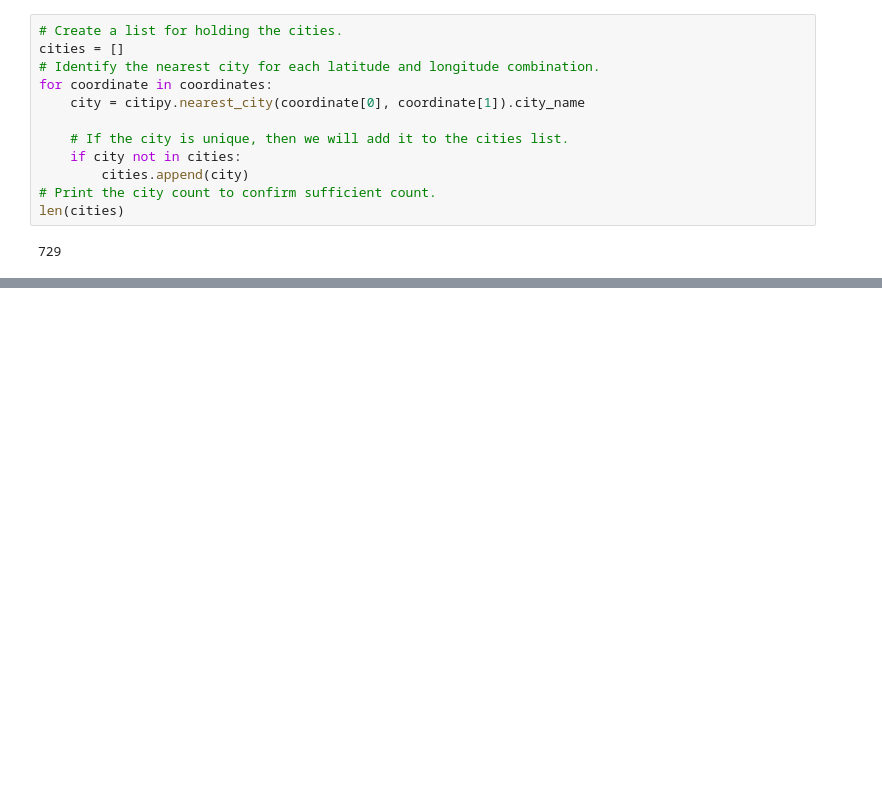
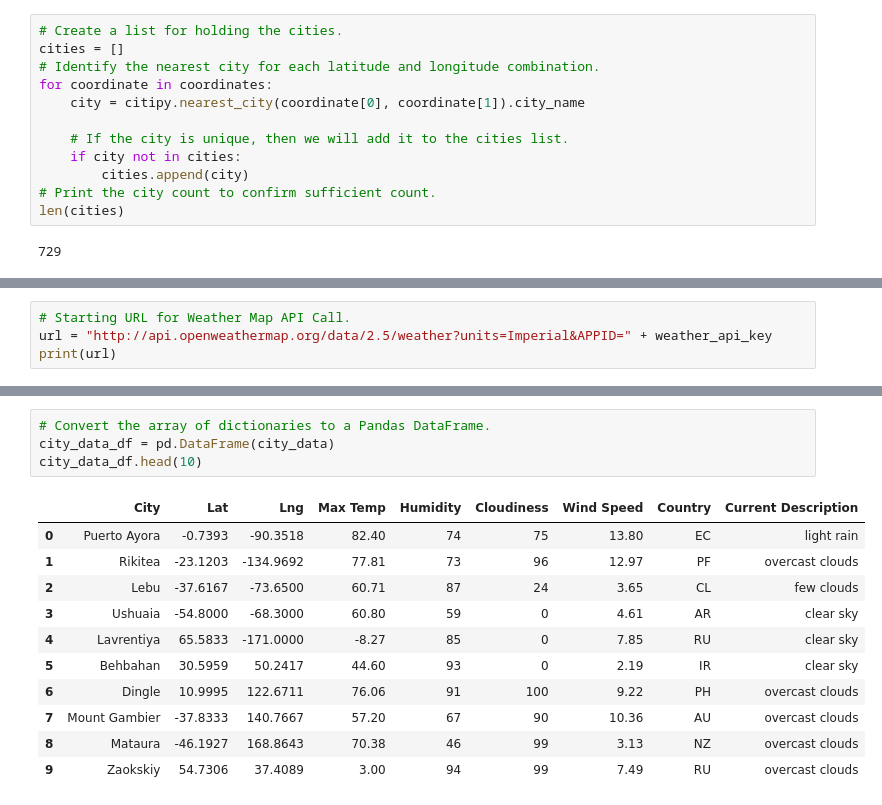
Before and after one commit to AaraniSivasekaram/World_Weather_Analysis, a Jupyter notebook: Weather_Database/Weather_Database.ipynb, the cells around one changed output, grey strips where cells are left out. Cells and saved outputs as stored; diff of their text form; blank space fills up the shorter version.

Commit message:
Found nearest cities, pulled weather parameters from API, added into df and saved as csv

```diff
--- a/Weather_Database/Weather_Database.ipynb
+++ b/Weather_Database/Weather_Database.ipynb
@@ -33,0 +40,4 @@ len(cities)
+# %%
+# Starting URL for Weather Map API Call.
+url = "http://api.openweathermap.org/data/2.5/weather?units=Imperial&APPID=" + weather_api_key
+print(url)
@@ -33,0 +124,16 @@ len(cities)
+# %%
+# Convert the array of dictionaries to a Pandas DataFrame.
+city_data_df = pd.DataFrame(city_data)
+city_data_df.head(10)
+# %% [output]
+|  | City | Lat | Lng | Max Temp | Humidity | Cloudiness | Wind Speed | Country | Current Description |
+| 0 | Puerto Ayora | -0.7393 | -90.3518 | 82.40 | 74 | 75 | 13.80 | EC | light rain |
+| 1 | Rikitea | -23.1203 | -134.9692 | 77.81 | 73 | 96 | 12.97 | PF | overcast clouds |
+| 2 | Lebu | -37.6167 | -73.6500 | 60.71 | 87 | 24 | 3.65 | CL | few clouds |
+| 3 | Ushuaia | -54.8000 | -68.3000 | 60.80 | 59 | 0 | 4.61 | AR | clear sky |
+| 4 | Lavrentiya | 65.5833 | -171.0000 | -8.27 | 85 | 0 | 7.85 | RU | clear sky |
+| 5 | Behbahan | 30.5959 | 50.2417 | 44.60 | 93 | 0 | 2.19 | IR | clear sky |
+| 6 | Dingle | 10.9995 | 122.6711 | 76.06 | 91 | 100 | 9.22 | PH | overcast clouds |
+| 7 | Mount Gambier | -37.8333 | 140.7667 | 57.20 | 67 | 90 | 10.36 | AU | overcast clouds |
+| 8 | Mataura | -46.1927 | 168.8643 | 70.38 | 46 | 99 | 3.13 | NZ | overcast clouds |
+| 9 | Zaokskiy | 54.7306 | 37.4089 | 3.00 | 94 | 99 | 7.49 | RU | overcast clouds |
```
Also changed, not shown: parts of 5 cells of this notebook, 1 other file.
